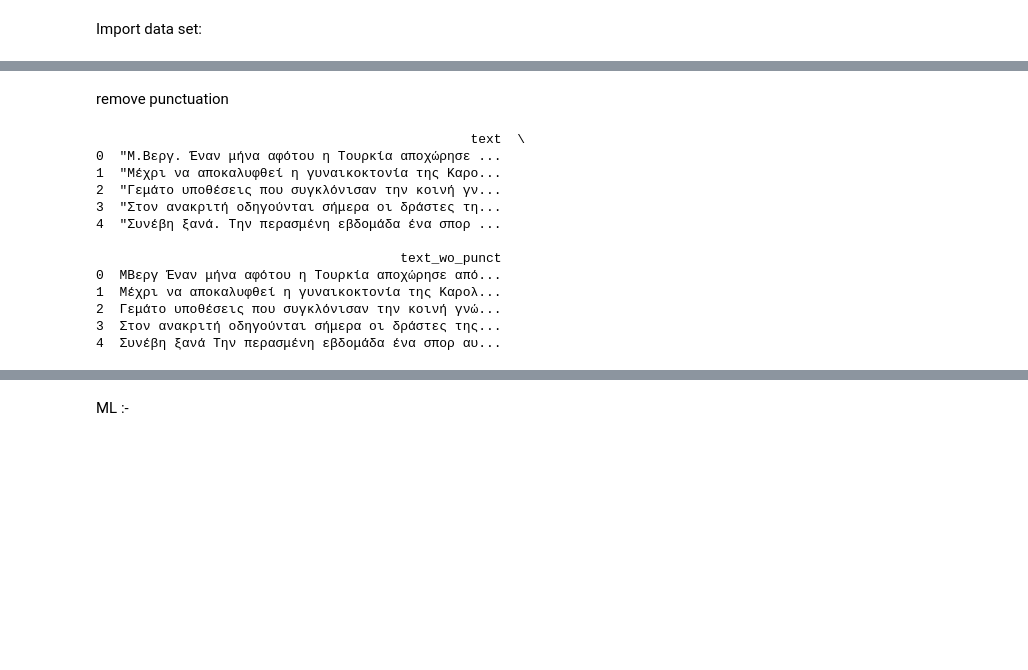
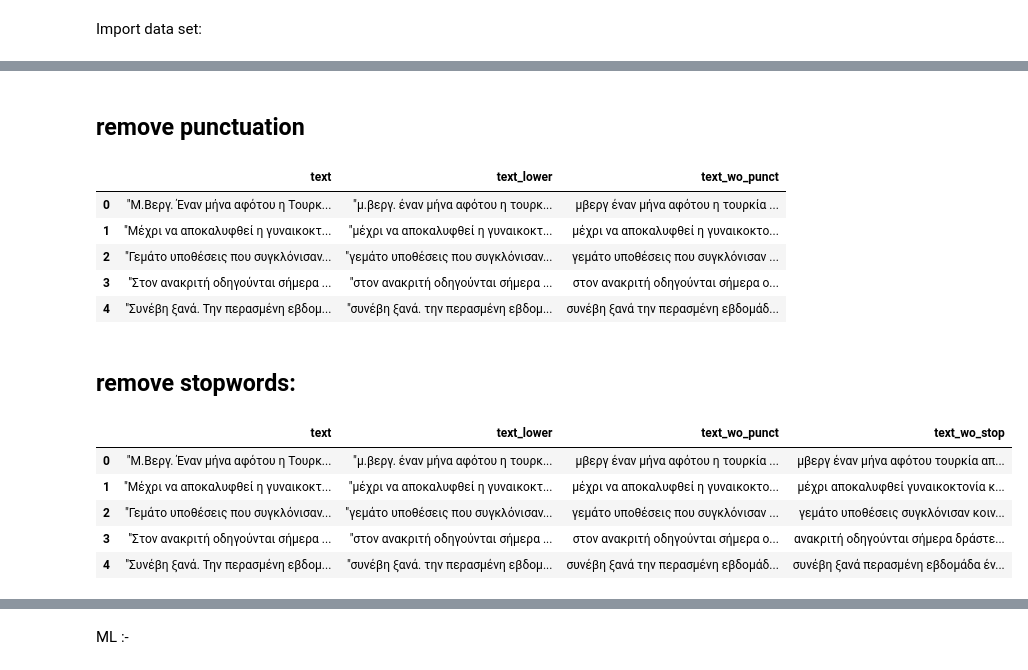
Before and after one commit to openlabathens/article-classification, a Jupyter notebook: article_classification.ipynb, the cells around one changed output, grey strips where cells are left out. Drawn from its saved outputs; the diff is of its cells as text; code cells hidden in the pictures; blank space fills up the shorter version.

```diff
--- a/article_classification.ipynb
+++ b/article_classification.ipynb
@@ -65,25 +51,55 @@ df.drop(["text_lower"], axis=1, inplace=True)
-# %% [markdown]
-remove punctuation
+# %% [markdown]
+## remove punctuation
 # %%
+punctuation = '«!"#$%&\'()*+,-./:;<=>?@[\\]^_`{|}~»'
+PUNCT_TO_REMOVE = punctuation
 
-PUNCT_TO_REMOVE = string.punctuation
 def remove_punctuation(text):
     """custom function to remove the punctuation"""
     return text.translate(str.maketrans('', '', PUNCT_TO_REMOVE))
 
-df["text_wo_punct"] = df["text"].apply(lambda text: remove_punctuation(text))
-print(df.head())
+df["text_wo_punct"] = df["text_lower"].apply(lambda text: remove_punctuation(text))
+df.head()
 # %% [output]
-                                                text  \
-0  "Μ.Βεργ. Έναν μήνα αφότου η Τουρκία αποχώρησε ...
-1  "Μέχρι να αποκαλυφθεί η γυναικοκτονία της Καρο...
-2  "Γεμάτο υποθέσεις που συγκλόνισαν την κοινή γν...
-3  "Στον ανακριτή οδηγούνται σήμερα οι δράστες τη...
-4  "Συνέβη ξανά. Την περασμένη εβδομάδα ένα σπορ ...
-
-                                       text_wo_punct
-0  ΜΒεργ Έναν μήνα αφότου η Τουρκία αποχώρησε από...
-1  Μέχρι να αποκαλυφθεί η γυναικοκτονία της Καρολ...
-2  Γεμάτο υποθέσεις που συγκλόνισαν την κοινή γνώ...
-3  Στον ανακριτή οδηγούνται σήμερα οι δράστες της...
-4  Συνέβη ξανά Την περασμένη εβδομάδα ένα σπορ αυ...
+|  | text | text_lower | text_wo_punct |
+| 0 | "Μ.Βεργ. Έναν μήνα αφότου η Τουρκ... | "μ.βεργ. έναν μήνα αφότου η τουρκ... | μβεργ έναν μήνα αφότου η τουρκία ... |
+| 1 | "Μέχρι να αποκαλυφθεί η γυναικοκτ... | "μέχρι να αποκαλυφθεί η γυναικοκτ... | μέχρι να αποκαλυφθεί η γυναικοκτο... |
+| 2 | "Γεμάτο υποθέσεις που συγκλόνισαν... | "γεμάτο υποθέσεις που συγκλόνισαν... | γεμάτο υποθέσεις που συγκλόνισαν ... |
+| 3 | "Στον ανακριτή οδηγούνται σήμερα ... | "στον ανακριτή οδηγούνται σήμερα ... | στον ανακριτή οδηγούνται σήμερα ο... |
+| 4 | "Συνέβη ξανά. Την περασμένη εβδομ... | "συνέβη ξανά. την περασμένη εβδομ... | συνέβη ξανά την περασμένη εβδομάδ... |
+# %% [markdown]
+## remove stopwords:
+# %%
+STOPWORDS_GREEK = set(stopwords.words('greek'))
+
+def import_additional_greek_stopwords(STOPWORDS_GREEK):
+    STOPWORDS_GREEK.add('της')
+    STOPWORDS_GREEK.add('από')
+    STOPWORDS_GREEK.add('είναι')
+    STOPWORDS_GREEK.add('έχει')
+    STOPWORDS_GREEK.add('σας')
+    STOPWORDS_GREEK.add('τους')
+    STOPWORDS_GREEK.add('τη')
+    STOPWORDS_GREEK.add('μας')
+    STOPWORDS_GREEK.add('στα')
+    STOPWORDS_GREEK.add('στις')
+    STOPWORDS_GREEK.add('στους')
+    STOPWORDS_GREEK.add('μου')
+    STOPWORDS_GREEK.add('σου')
+    return STOPWORDS_GREEK
+
+STOPWORDS_GREEK = import_additional_greek_stopwords(STOPWORDS_GREEK)
+
+def remove_stopwords(text):
+    """custom function to remove the stopwords"""
+    return " ".join([word for word in str(text).split() if word not in STOPWORDS_GREEK])
+
+df["text_wo_stop"] = df["text_wo_punct"].apply(lambda text: remove_stopwords(text))
+df.head()
+# %% [output]
+|  | text | text_lower | text_wo_punct | text_wo_stop |
+| 0 | "Μ.Βεργ. Έναν μήνα αφότου η Τουρκ... | "μ.βεργ. έναν μήνα αφότου η τουρκ... | μβεργ έναν μήνα αφότου η τουρκία ... | μβεργ έναν μήνα αφότου τουρκία απ... |
+| 1 | "Μέχρι να αποκαλυφθεί η γυναικοκτ... | "μέχρι να αποκαλυφθεί η γυναικοκτ... | μέχρι να αποκαλυφθεί η γυναικοκτο... | μέχρι αποκαλυφθεί γυναικοκτονία κ... |
+| 2 | "Γεμάτο υποθέσεις που συγκλόνισαν... | "γεμάτο υποθέσεις που συγκλόνισαν... | γεμάτο υποθέσεις που συγκλόνισαν ... | γεμάτο υποθέσεις συγκλόνισαν κοιν... |
+| 3 | "Στον ανακριτή οδηγούνται σήμερα ... | "στον ανακριτή οδηγούνται σήμερα ... | στον ανακριτή οδηγούνται σήμερα ο... | ανακριτή οδηγούνται σήμερα δράστε... |
+| 4 | "Συνέβη ξανά. Την περασμένη εβδομ... | "συνέβη ξανά. την περασμένη εβδομ... | συνέβη ξανά την περασμένη εβδομάδ... | συνέβη ξανά περασμένη εβδομάδα έν... |
```
Also changed, not shown: parts of 20 cells of this notebook.
